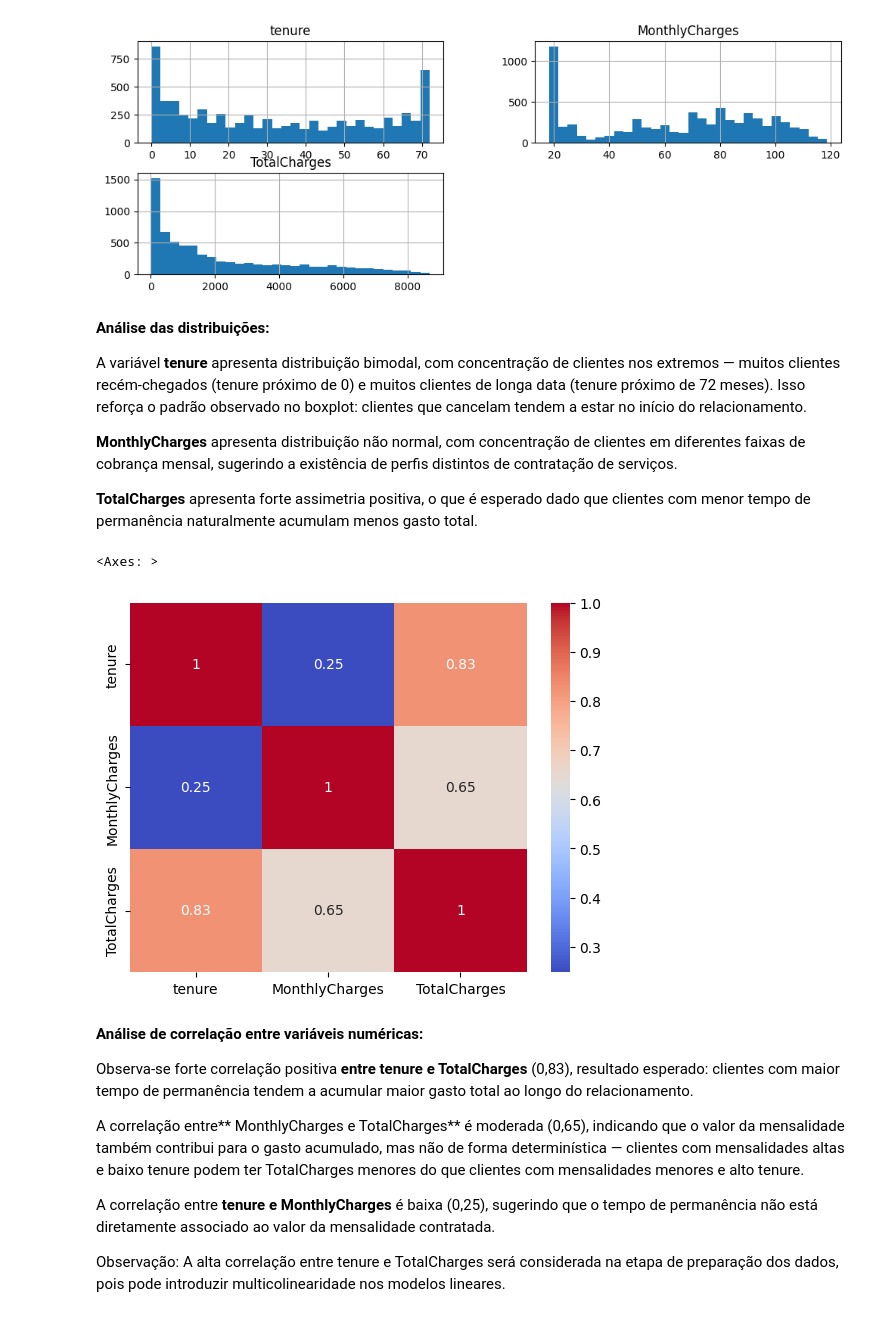
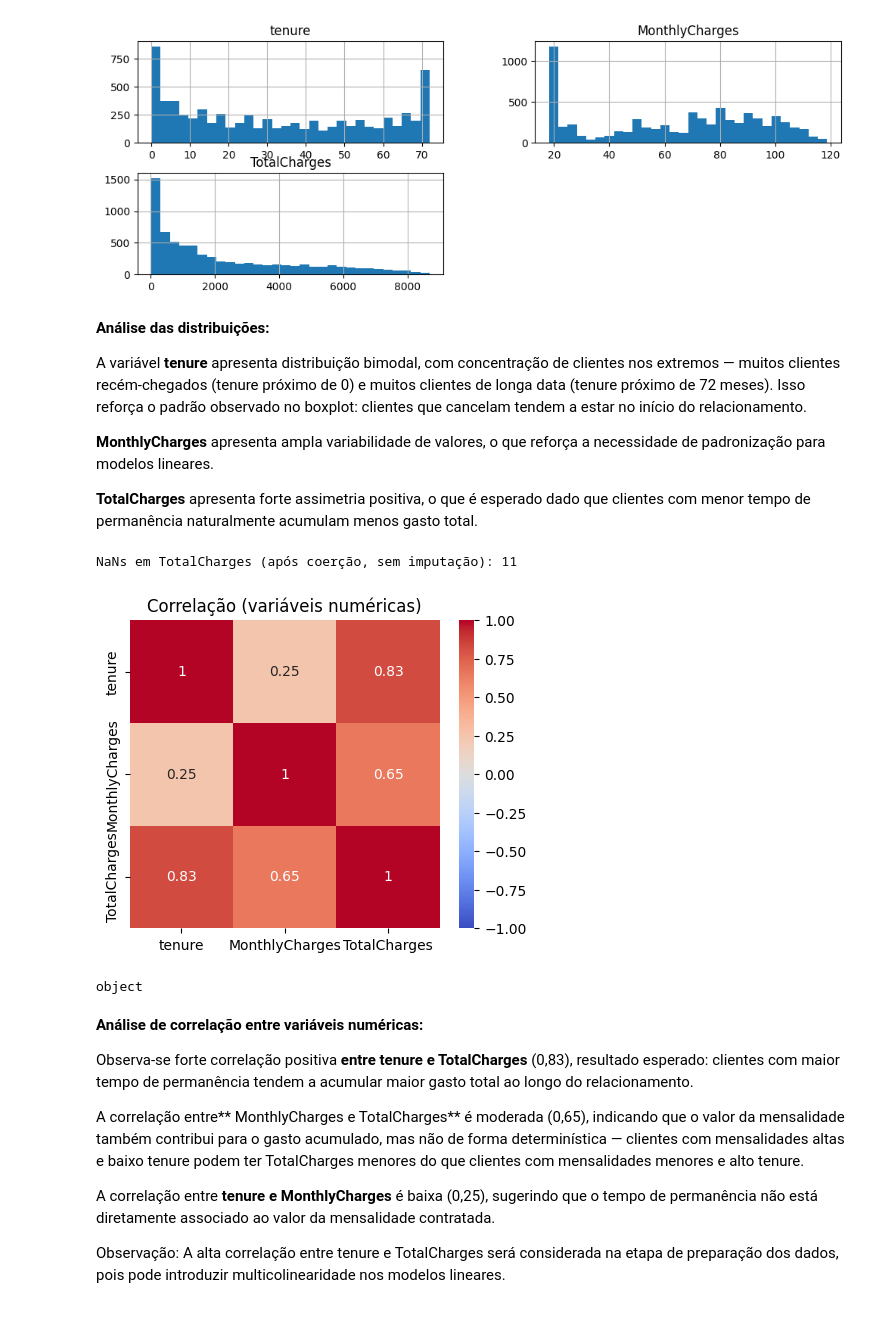
Before and after one commit to Ygor-RR/mvp-machine-learning-analytics, a Jupyter notebook: MVP_YgorRodrigues.ipynb, the cells around one changed output. Drawn from its saved outputs; the diff is of its cells as text; code cells hidden in the pictures.

```diff
--- a/MVP_YgorRodrigues.ipynb
+++ b/MVP_YgorRodrigues.ipynb
@@ -277,10 +267,6 @@ dtype: int64
 dtype: int64
 # %% [markdown]
 A inspeção identificou 11 registros contendo espaços vazios na variável TotalCharges. Como essa variável representa o valor total gasto pelo cliente, ela deveria ser numérica. Esses registros serão convertidos para valores ausentes (NaN) e tratados na etapa de preparação dos dados.
-# %%
-dataset["TotalCharges"] = pd.to_numeric(
-    dataset["TotalCharges"], errors="coerce"
-)
 # %%
 sns.countplot(data=dataset, x="Churn")
 plt.show()
@@ -333,27 +319,35 @@ plt.show()
 
 A variável **tenure** apresenta distribuição bimodal, com concentração de clientes nos extremos — muitos clientes recém-chegados (tenure próximo de 0) e muitos clientes de longa data (tenure próximo de 72 meses). Isso reforça o padrão observado no boxplot: clientes que cancelam tendem a estar no início do relacionamento.
 
-**MonthlyCharges** apresenta distribuição não normal, com concentração de clientes em diferentes faixas de cobrança mensal, sugerindo a existência de perfis distintos de contratação de serviços.
+**MonthlyCharges** apresenta ampla variabilidade de valores, o que reforça a necessidade de padronização para modelos lineares.
 
 **TotalCharges** apresenta forte assimetria positiva, o que é esperado dado que clientes com menor tempo de permanência naturalmente acumulam menos gasto total.
-# %%
-dataset["TotalCharges"] = pd.to_numeric(dataset["TotalCharges"], errors="coerce")
-dataset["TotalCharges"].fillna(dataset["TotalCharges"].median(), inplace=True)
-
-corr = dataset[
-    ["tenure",
-     "MonthlyCharges",
-     "TotalCharges"]
-].corr()
-
-sns.heatmap(
-    corr,
-    annot=True,
-    cmap="coolwarm"
-)
-# %% [output]
-<Axes: >
-[figure, removed]
+# %%
+# Converte TotalCharges só para análise (sem escrever de volta no dataset)
+totalcharges_num = pd.to_numeric(
+    dataset["TotalCharges"].astype(str).str.strip().replace({"": np.nan}),
+    errors="coerce"
+)
+
+# DataFrame temporário só com as 3 variáveis numéricas
+tmp = dataset[["tenure", "MonthlyCharges"]].copy()
+tmp["TotalCharges"] = totalcharges_num  # só no tmp
+
+print("NaNs em TotalCharges (após coerção, sem imputação):", tmp["TotalCharges"].isna().sum())
+
+corr = tmp.corr()  # Pearson; ignora NaNs de forma pareada
+
+plt.figure(figsize=(5, 4))
+sns.heatmap(corr, annot=True, cmap="coolwarm", vmin=-1, vmax=1)
+plt.title("Correlação (variáveis numéricas)")
+plt.show()
+# %% [output]
+NaNs em TotalCharges (após coerção, sem imputação): 11
+[figure, added]
+# %%
+print(dataset["TotalCharges"].dtype)  # deve continuar como object na EDA
+# %% [output]
+object
 # %% [markdown]
 **Análise de correlação entre variáveis numéricas:**
 
```
Also changed, not shown: parts of 33 cells of this notebook.
